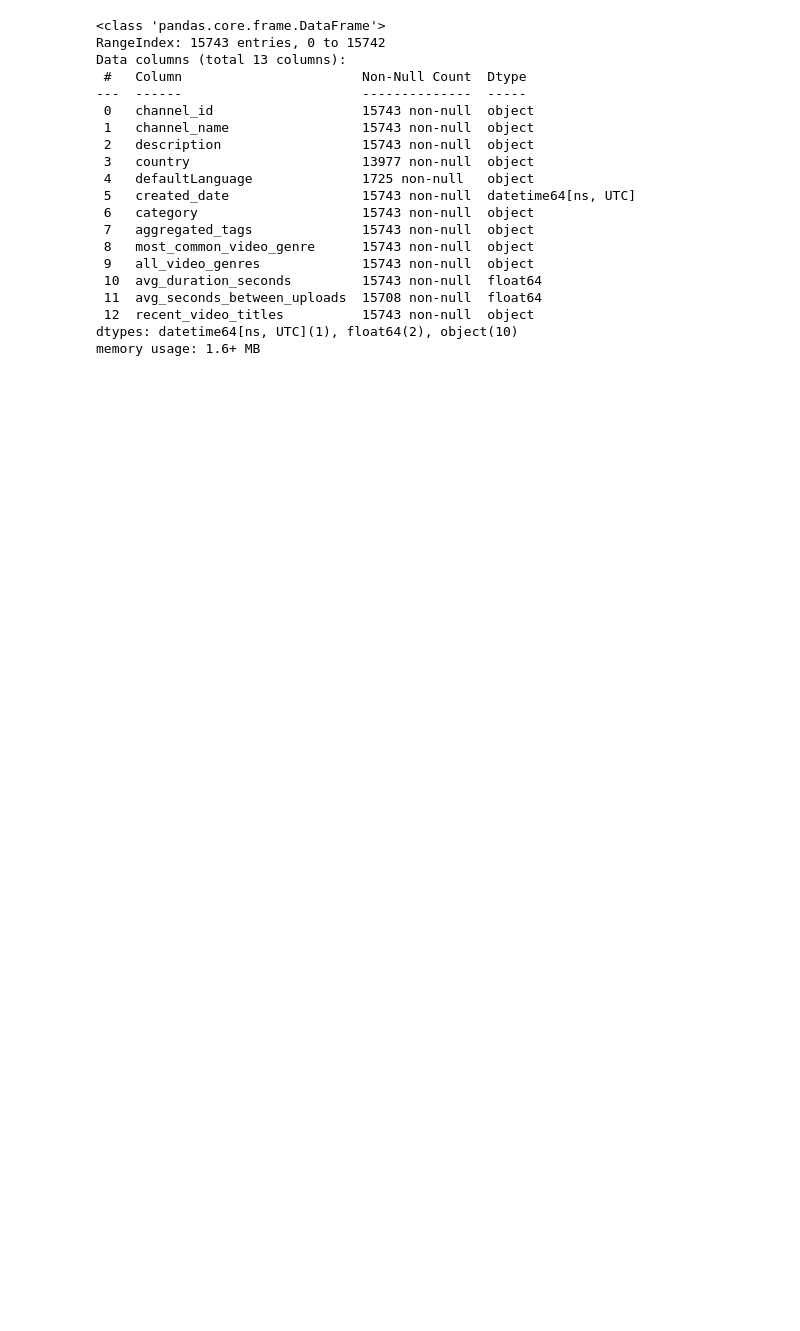
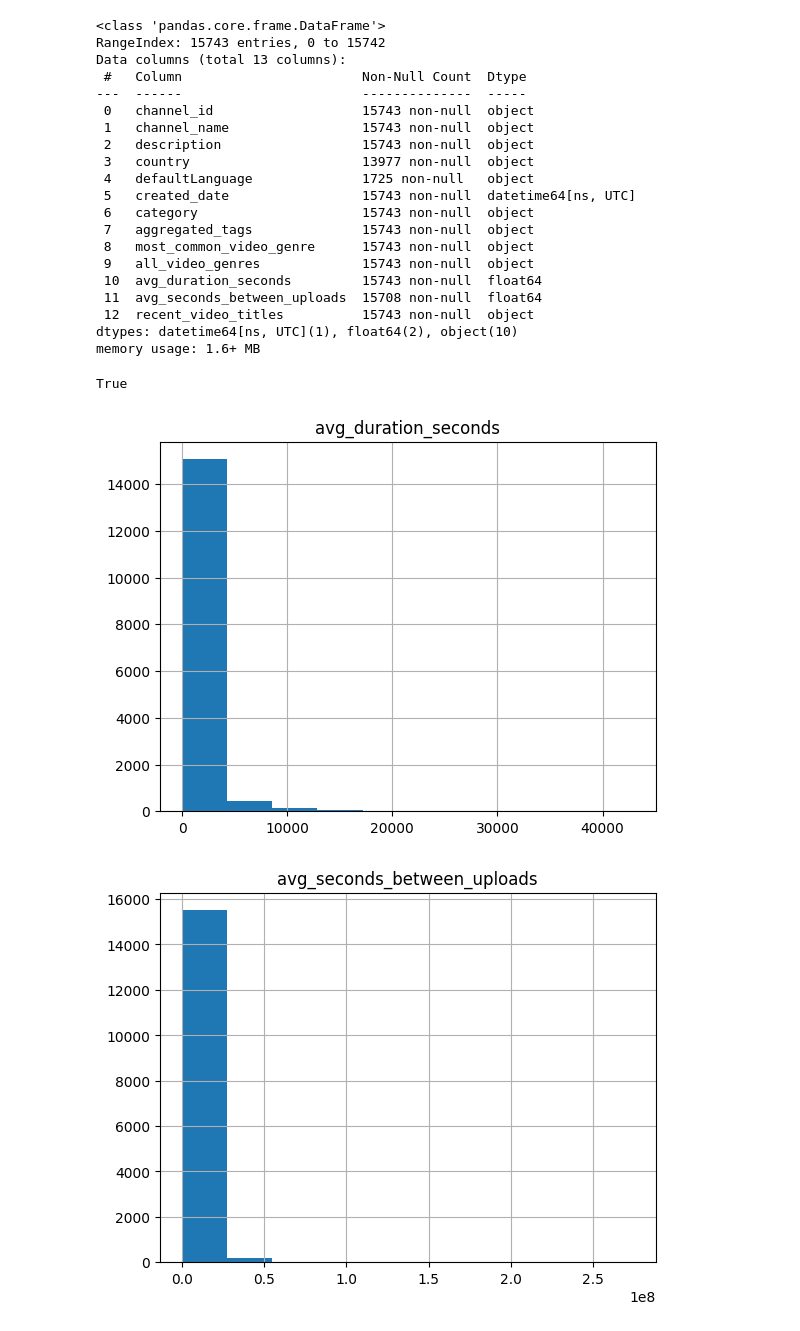
Before and after one commit to ricd99/ytrec, a Jupyter notebook: notebooks/EDA.ipynb, the cells around one changed output. Saved outputs shown, nothing was run; the diff lists cells and outputs as text; code cells hidden in the pictures; blank space fills up the shorter version.

Commit message:
outlier hists

```diff
--- a/notebooks/EDA.ipynb
+++ b/notebooks/EDA.ipynb
@@ -84,6 +73,21 @@ Data columns (total 13 columns):
 dtypes: datetime64[ns, UTC](1), float64(2), object(10)
 memory usage: 1.6+ MB
 # %%
-num_cols = []
-cat_cols = []
-drop_cols = ["channel_id, channel_name, default_Language"]
+time_cols = ["created_date"]
+num_cols = ["avg_duration_seconds", "avg_seconds_between_uploads"]
+basic_cat_cols = ["country", "most_common_video_genre"]
+multi_cat_cols = ["category", "all_video_genres"]
+text_cols = ["description", "aggregated_tags", "recent_video_titles"]
+drop_cols = ["channel_id", "channel_name", "defaultLanguage"]
+set(time_cols + num_cols + basic_cat_cols + multi_cat_cols + text_cols + drop_cols) == set(df.columns)
+# %% [output]
+True
+# %%
+for col in num_cols:
+    plt.figure()
+    df[col].hist()
+    plt.title(col)
+    plt.show()
+# %% [output]
+[figure, added]
+[figure, added]
```
Also changed, not shown: parts of 2 cells of this notebook.
